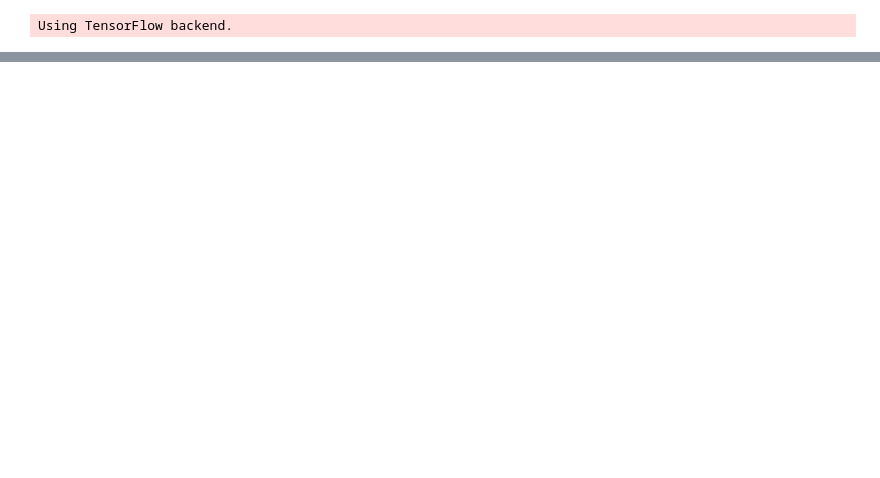
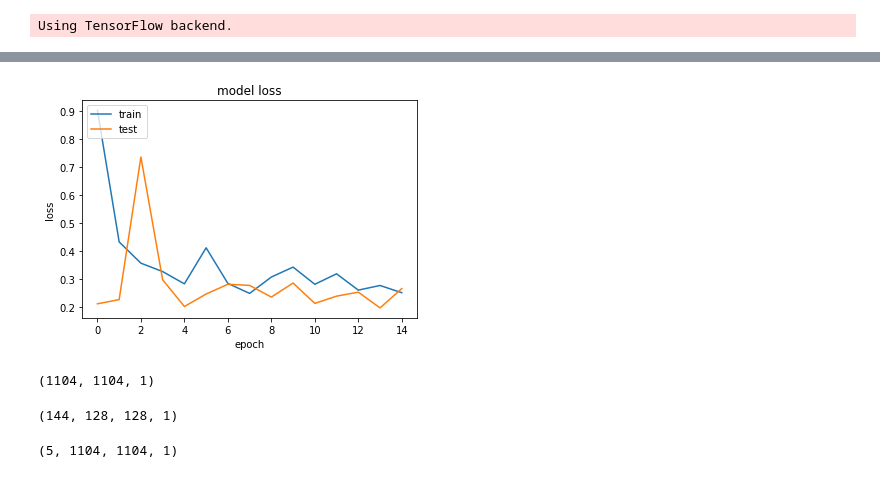
Before and after one commit to Aitslab/virtualstain, a Jupyter notebook: TeresaScheidt/src/Initial_model.ipynb, the cells around one changed output, grey strips where cells are left out. Saved outputs shown, nothing was run; the diff lists cells and outputs as text; code cells hidden in the pictures; blank space fills up the shorter version.

Commit message:
Changes on Initial_model
added prediction.py to predict outcome images

```diff
--- a/TeresaScheidt/src/Initial_model.ipynb
+++ b/TeresaScheidt/src/Initial_model.ipynb
@@ -11,11 +10,13 @@ from config import config_vars
 Using TensorFlow backend.
 # %%
 # normalize all images
-images = glob.glob(r"..\Data\*\*\*.png") # define imagefolder
-(images_norm, mean_norm, std_norm) = pre.norm_and_stack(images)
+images = glob.glob(r"C:\Users\tsche\Desktop\Master\2. Semester\Project Staining\16bitImages\*d0.png") # define imagefolder
+(X_images, mean_norm, std_norm) = pre.norm_and_stack(images)
+images = glob.glob(r"C:\Users\tsche\Desktop\Master\2. Semester\Project Staining\16bitImages\*d1.png") # define imagefolder
+Y_images= pre.norm(images, mean_norm, std_norm)
 # %%
 # define images for training (change to automated later)
-X_train = images_norm[:,:,0:15]
-Y_train = images_norm[:,:,15:30]
-X_val = images_norm[:,:,45:48]
-Y_val = images_norm[:,:,48:51]
+X_train = X_images[:,:,0:130]
+Y_train = Y_images[:,:,0:130]
+X_val = X_images[:,:,130:157]
+Y_val = Y_images[:,:,130:157]
@@ -22,4 +27,4 @@ Y_val = images_norm[:,:,48:51]
 # %%
 # train UNet
-training.train(X_train, Y_train, X_val, Y_val)
+history = training.train(X_train, Y_train, X_val, Y_val)
 # %% [output]
@@ -49,0 +48,32 @@ Done! :)
+# %%
+plt.plot(history.history['loss'])
+plt.plot(history.history['val_loss'])
+plt.title('model loss')
+plt.ylabel('loss')
+plt.xlabel('epoch')
+plt.legend(['train', 'test'], loc='upper left')
+plt.show()
+# %% [output]
+[figure, added]
+# %%
+output.shape
+# %% [output]
+(1104, 1104, 1)
+# %%
+import prediction as pred
+import keras
+out = []
+model = keras.models.load_model(r"..\models\test_model")
+for n in range(5):
+    image = X_val[:,:,3*n]
+
+    output = pred.predict(model, image, 128, 128, num_outputs=1)
+    output_norm = pre.unnormalize(output, mean_norm, std_norm)
+    out.append(output_norm)
+out = np.stack(out, axis = 0)
+# %% [output]
+(144, 128, 128, 1)
+# %%
+out.shape
+# %% [output]
+(5, 1104, 1104, 1)
```
Also changed, not shown: parts of 4 cells of this notebook, 3 other files.
